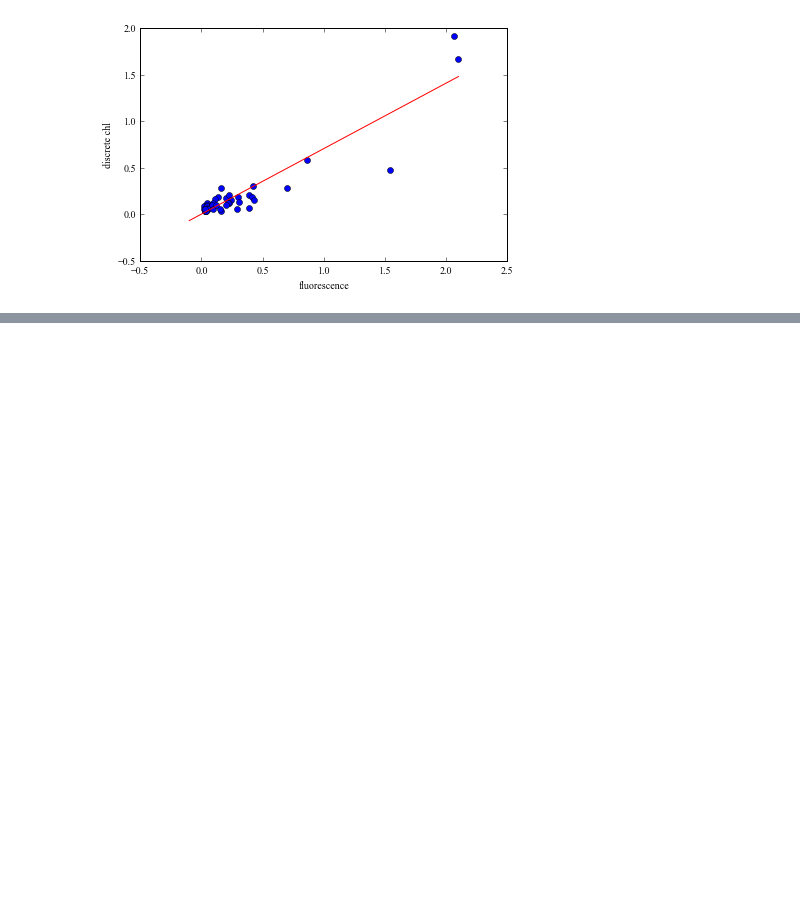
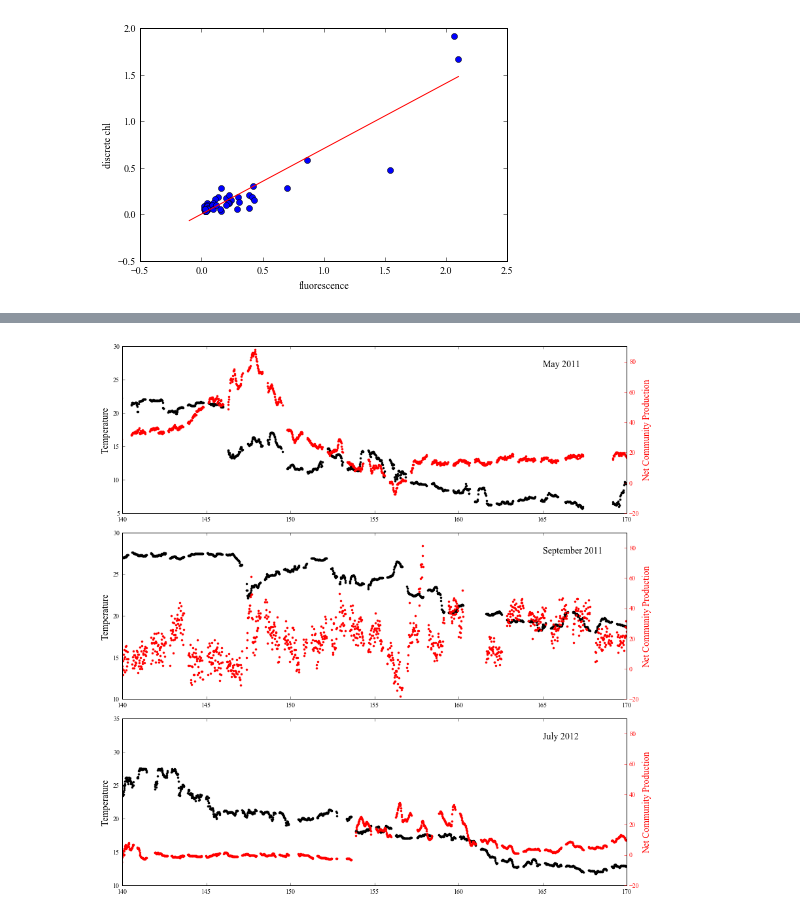
Before and after one commit to sophieclayton/kuroshio_productivity, a Jupyter notebook: Chl_calib.ipynb, the cells around one changed output, grey strips where cells are left out. Saved outputs shown, nothing was run; the diff lists cells and outputs as text; code cells hidden in the pictures; blank space fills up the shorter version.

```diff
--- a/Chl_calib.ipynb
+++ b/Chl_calib.ipynb
@@ -173,0 +174,45 @@ fig2.savefig('../figures/uway_NCP_Chl_MJS.png', dpi = 300)
+# %%
+fig2, (ax1, ax2, ax3) = plt.subplots(3, 1, figsize = (12, 12), dpi = 300)
+
+ax1.plot(Tok1['Lon'], Tok1['T'], '.k')
+ax4 = ax1.twinx()
+ax4.plot(Tok1['Lon'], Tok1['Air-sea flux'], '.r')
+ax1.set_xlim([140, 170])
+ax1.set_ylim([5, 30])
+ax4.set_ylim([-20, 90])
+ax1.text(165, 27,'May 2011', fontsize = 14)
+
+ax1.set_ylabel('Temperature', color='k', fontsize = 14)
+ax4.set_ylabel('Net Community Production', color= 'r', fontsize = 14)
+ax4.tick_params(colors='r')
+
+ax2.plot(Tok3['Lon'], Tok3['T'], '.k')
+ax5 = ax2.twinx()
+ax5.plot(Tok3['Lon'], Tok3['Air-sea flux'], '.r')
+ax2.set_xlim([140, 170])
+ax2.set_ylim([10, 30])
+ax5.set_ylim([-20, 90])
+ax2.text(165, 27.5,'September 2011', fontsize = 14)
+
+ax2.set_ylabel('Temperature', color='k', fontsize = 14)
+ax5.set_ylabel('Net Community Production', color= 'r', fontsize = 14)
+ax5.tick_params(colors='r')
+
+ax3.plot(Tian['Lon'], Tian['T'], '.k')
+ax6 = ax3.twinx()
+ax6.plot(Tian['Lon'], Tian['Air-sea flux'], '.r')
+ax3.set_xlim([140, 170])
+ax3.set_ylim([10, 35])
+ax6.set_ylim([-20, 90])
+ax3.text(165, 32,'July 2012', fontsize = 14)
+
+ax3.set_ylabel('Temperature', color='k', fontsize = 14)
+ax6.set_ylabel('Net Community Production', color= 'r', fontsize = 14)
+ax6.tick_params(colors='r')
+ax6.set_xlabel('Longitude', fontsize = 14)
+
+plt.show()
+
+#fig2.savefig('../figures/uway_NCP_sst_MJS.png', dpi = 300)
+# %% [output]
+[figure, added]
```
Also changed, not shown: parts of 1 cell of this notebook, 1 other file.
